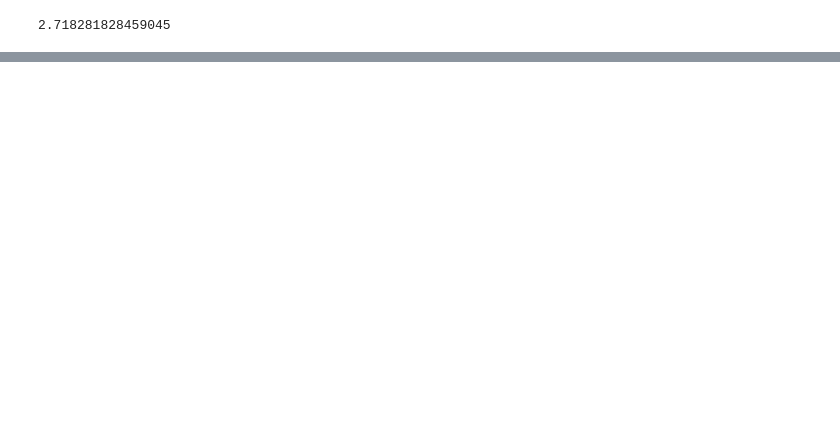
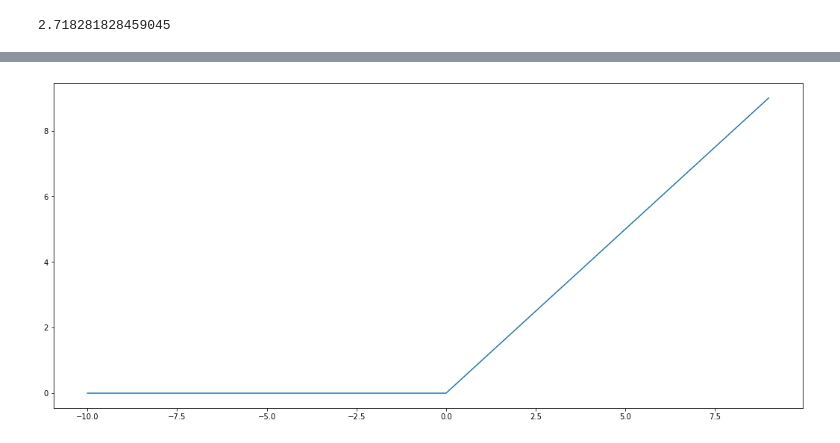
Before and after one commit to mustafabozkaya/Keras_ile_Derin_Ogrenmeye_Giris, a Jupyter notebook: Bölüm5/aktivasyon_fonk.ipynb, the cells around one changed output, grey strips where cells are left out. Drawn from its saved outputs; the diff is of its cells as text; code cells hidden in the pictures; blank space fills up the shorter version.

Commit message:
updated  and added tanh, lojistic(sigmoid),relu functions

```diff
--- a/Bölüm5/aktivasyon_fonk.ipynb
+++ b/Bölüm5/aktivasyon_fonk.ipynb
@@ -64,0 +87,15 @@ plt.show()
+# %%
+# rectified linear function
+def rectified(x):
+	return max(0.0, x)
+
+# define input data
+inputs = [x for x in range(-10, 10)]
+# calculate outputs
+outputs = [rectified(x) for x in inputs]
+# plot inputs vs outputs
+plt.figure(figsize=(18,8))
+plt.plot(inputs, outputs)
+plt.show()
+# %% [output]
+[figure, added]
```
Also changed, not shown: parts of 7 cells of this notebook.
